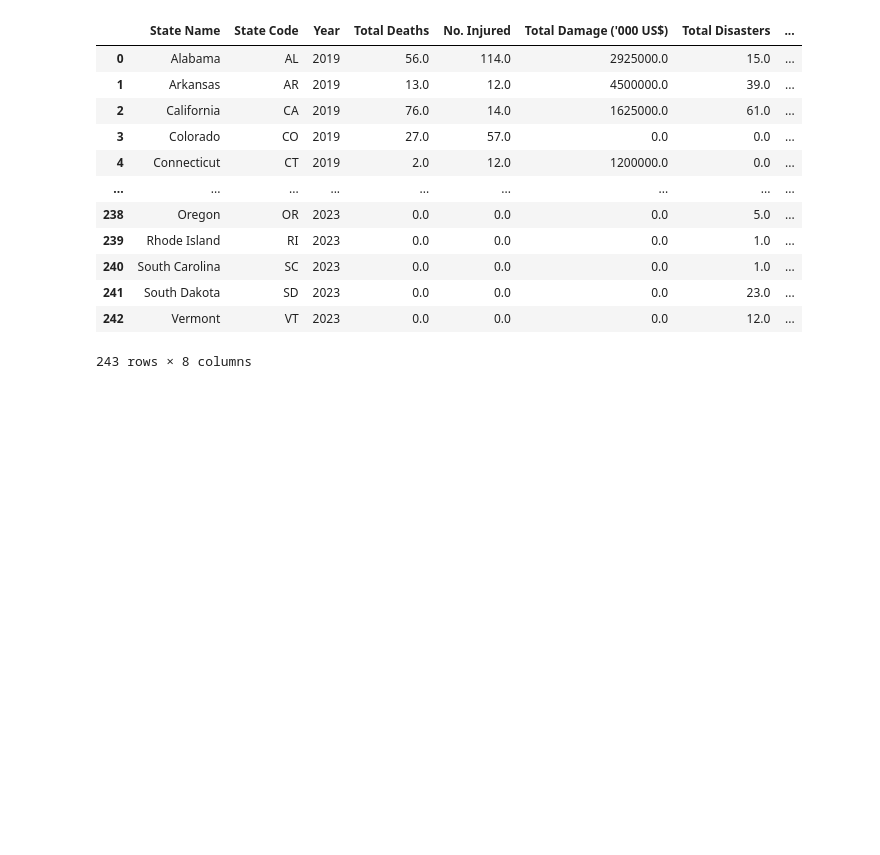
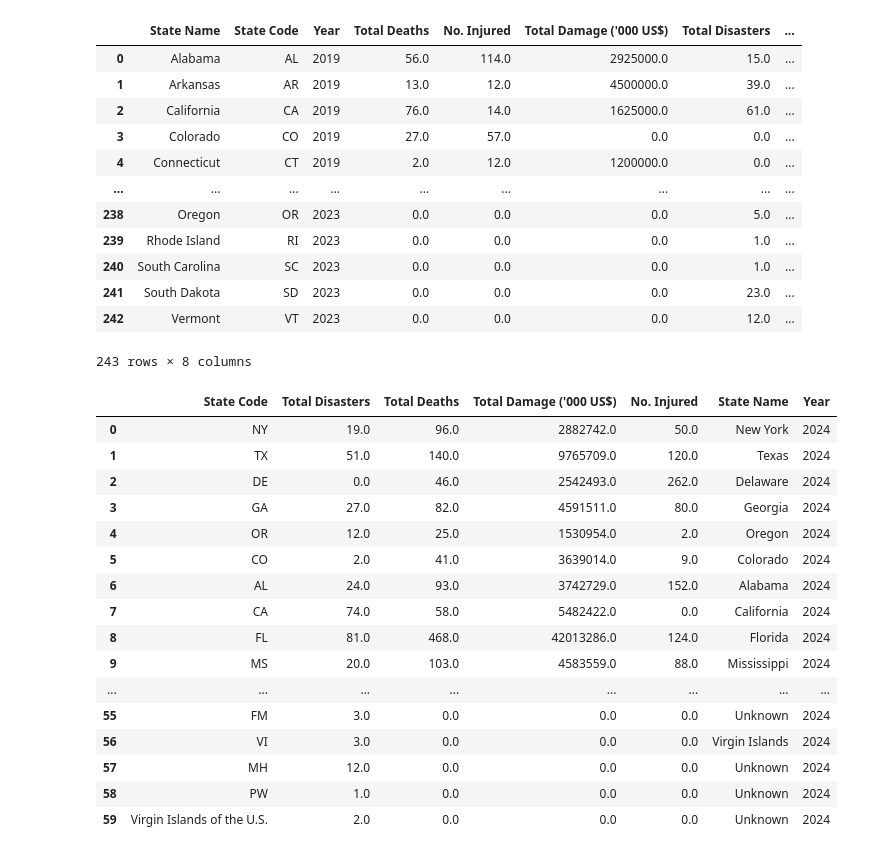
Before and after one commit to zihanxing/streamlit_map, a Jupyter notebook: my_data/data_merging.ipynb, the cells around one changed output. Cells and saved outputs as stored; diff of their text form; code cells hidden in the pictures; blank space fills up the shorter version.

```diff
--- a/my_data/data_merging.ipynb
+++ b/my_data/data_merging.ipynb
@@ -2,10 +2,10 @@
 import pandas as pd
 import numpy as np
 # %%
-df_disater = pd.read_csv('Final_Disaster_Predictions.csv')
+df_disater = pd.read_csv('Total_Disasters_2024.csv')
 df_deaths = pd.read_csv('Number_of_Deaths_2024.csv')
-df_financal = pd.read_csv('Number_of_Financial_Damage_2024.csv')
-df_injuries = pd.read_csv('Number_of_Injured_2024.csv')
+df_financal = pd.read_csv('Total_Financial_Damage_2024.csv')
+df_injuries = pd.read_csv('Number_of_Injuries_2024.csv')
 # %%
 df_2019 = pd.read_csv('data_since_2019.csv')
 # %%
@@ -102,3 +101,23 @@ state_name_mapping = {
 df_all['State Name'] = df_all['State Code'].map(state_name_mapping).fillna('Unknown')
 # %%
 df_all['Year'] = 2024
+# %%
+df_all
+# %% [output]
+|  | State Code | Total Disasters | Total Deaths | Total Damage ('000 US$) | No. Injured | State Name | Year |
+| 0 | NY | 19.0 | 96.0 | 2882742.0 | 50.0 | New York | 2024 |
+| 1 | TX | 51.0 | 140.0 | 9765709.0 | 120.0 | Texas | 2024 |
+| 2 | DE | 0.0 | 46.0 | 2542493.0 | 262.0 | Delaware | 2024 |
+| 3 | GA | 27.0 | 82.0 | 4591511.0 | 80.0 | Georgia | 2024 |
+| 4 | OR | 12.0 | 25.0 | 1530954.0 | 2.0 | Oregon | 2024 |
+| 5 | CO | 2.0 | 41.0 | 3639014.0 | 9.0 | Colorado | 2024 |
+| 6 | AL | 24.0 | 93.0 | 3742729.0 | 152.0 | Alabama | 2024 |
+| 7 | CA | 74.0 | 58.0 | 5482422.0 | 0.0 | California | 2024 |
+| 8 | FL | 81.0 | 468.0 | 42013286.0 | 124.0 | Florida | 2024 |
+| 9 | MS | 20.0 | 103.0 | 4583559.0 | 88.0 | Mississippi | 2024 |
+| ... | ... | ... | ... | ... | ... | ... | ... |
+| 55 | FM | 3.0 | 0.0 | 0.0 | 0.0 | Unknown | 2024 |
+| 56 | VI | 3.0 | 0.0 | 0.0 | 0.0 | Virgin Islands | 2024 |
+| 57 | MH | 12.0 | 0.0 | 0.0 | 0.0 | Unknown | 2024 |
+| 58 | PW | 1.0 | 0.0 | 0.0 | 0.0 | Unknown | 2024 |
+| 59 | Virgin Islands of the U.S. | 2.0 | 0.0 | 0.0 | 0.0 | Unknown | 2024 |
```
Also changed, not shown: parts of 8 cells of this notebook, 12 other files.
